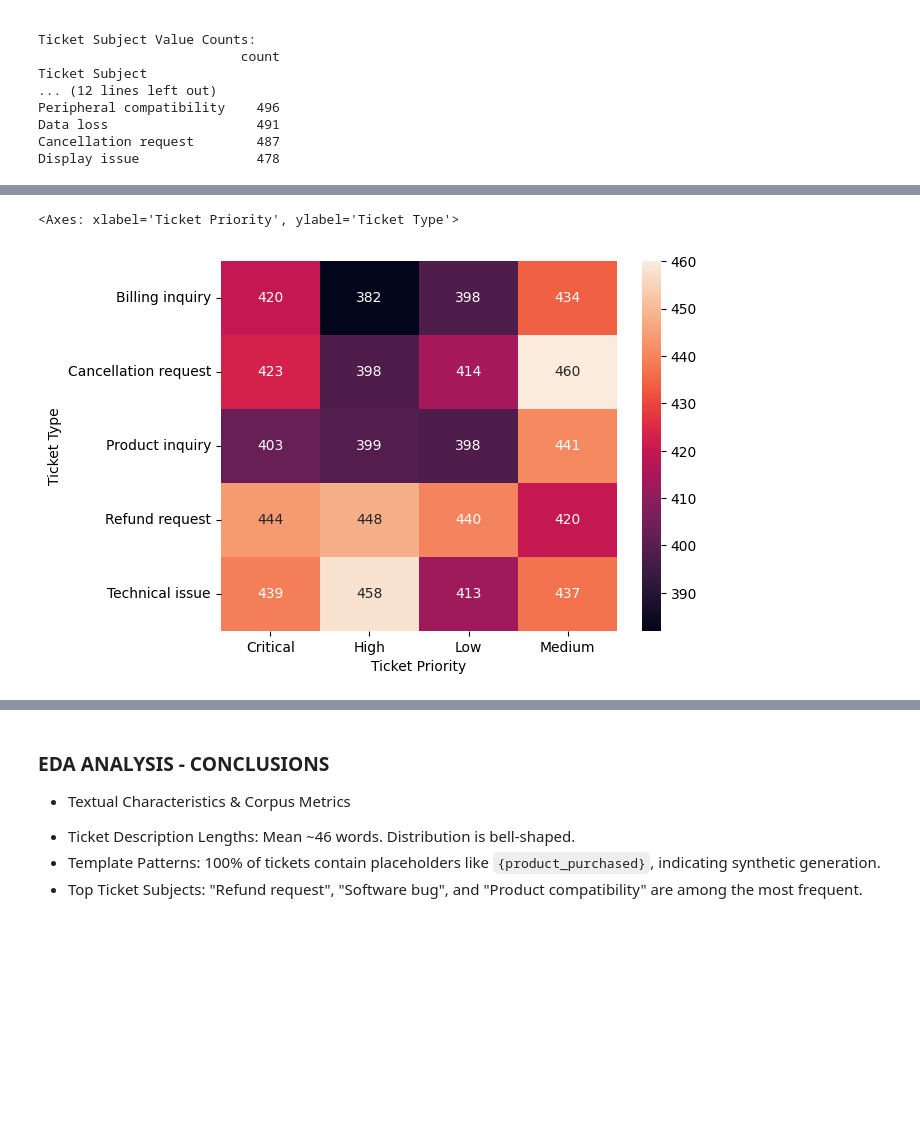
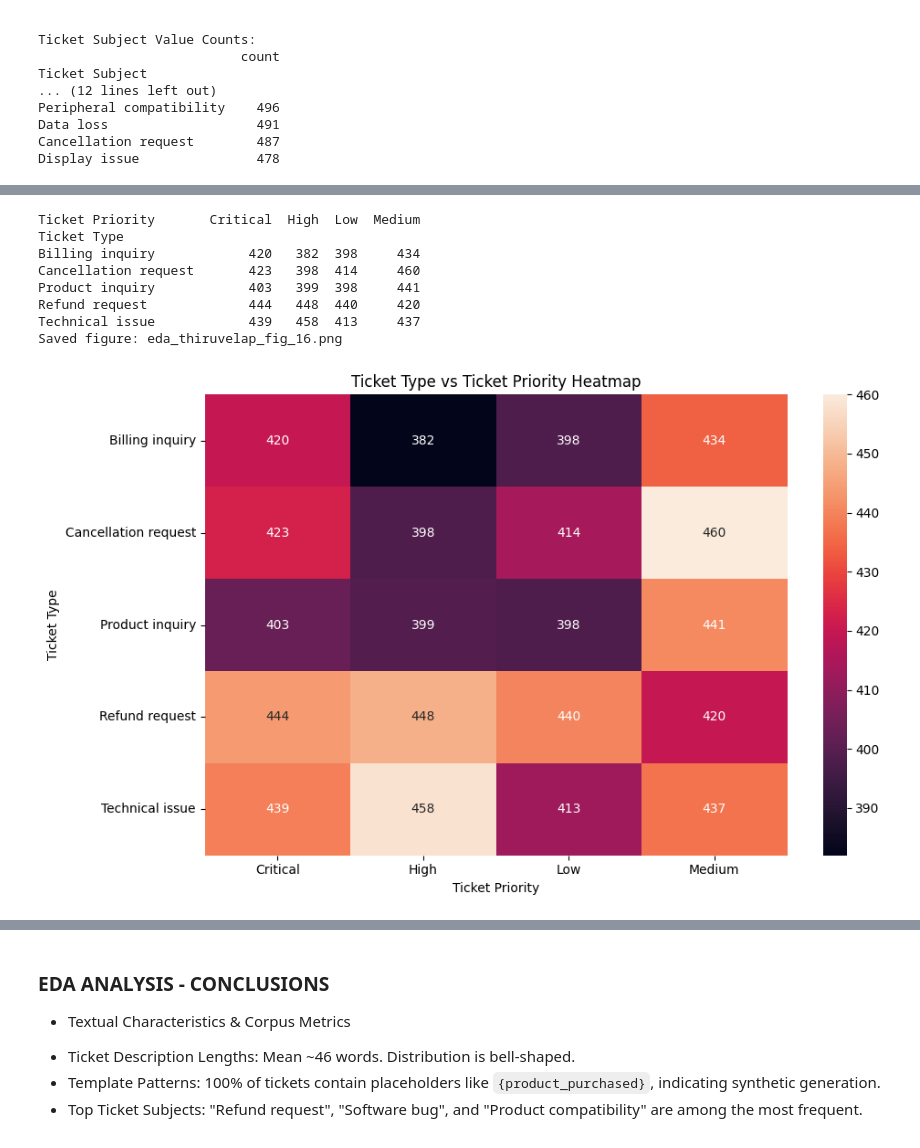
Before and after one commit to Thiruvel-AP/TextAnalytics, a Jupyter notebook: notebooks/01_eda/EDA-ThiruvelAP.ipynb, the cells around one changed output, grey strips where cells are left out. Saved outputs shown, nothing was run; the diff lists cells and outputs as text; code cells hidden in the pictures; blank space fills up the shorter version.

```diff
--- a/notebooks/01_eda/EDA-ThiruvelAP.ipynb
+++ b/notebooks/01_eda/EDA-ThiruvelAP.ipynb
@@ -79,3 +89,13 @@ from collections import Counter
 from nltk.stem import WordNetLemmatizer
 from nltk.util import ngrams
 from gensim.parsing.preprocessing import STOPWORDS
+
+# Setup directories for saving outputs - use same method as cell 1 for consistency
+root_path = os.path.abspath(os.path.join(os.getcwd(), '..', '..'))
+reports_dir = os.path.join(os.path.dirname(os.path.abspath('__file__')), 'reports')
+figures_dir = os.path.join(reports_dir, 'figures')
+tables_dir = os.path.join(reports_dir, 'tables')
+os.makedirs(figures_dir, exist_ok=True)
+os.makedirs(tables_dir, exist_ok=True)
+print(f"Figures will be saved to: {figures_dir}")
+print(f"Tables will be saved to: {tables_dir}")
@@ -368,11 +421,32 @@ Passing `palette` without assigning `hue` is deprecated and will be removed in v
 [figure]
 # %%
 # Cross map relationship between the ticket type and ticket priority
-pd.crosstab(df['Ticket Type'], df['Ticket Priority'])
+ct = pd.crosstab(df['Ticket Type'], df['Ticket Priority'])
+print(ct)
+
 # heatmap of the relationship
-sns.heatmap(pd.crosstab(df['Ticket Type'], df['Ticket Priority']), annot=True, fmt='d')
+plt.figure(figsize=(10, 6))
+sns.heatmap(ct, annot=True, fmt='d')
+plt.title('Ticket Type vs Ticket Priority Heatmap')
+plt.tight_layout()
+plt.savefig(os.path.join(figures_dir, 'eda_thiruvelap_tickettype_priority_heatmap.png'), dpi=300, bbox_inches='tight')
+
+# Save figure
+if not os.path.exists(figures_dir):
+    os.makedirs(figures_dir, exist_ok=True)
+plt.savefig(os.path.join(figures_dir, 'eda_thiruvelap_fig_16.png'), dpi=300, bbox_inches='tight')
+print(f"Saved figure: eda_thiruvelap_fig_16.png")
+
+plt.show()
 # %% [output]
-<Axes: xlabel='Ticket Priority', ylabel='Ticket Type'>
+Ticket Priority       Critical  High  Low  Medium
+Ticket Type
+Billing inquiry            420   382  398     434
+Cancellation request       423   398  414     460
+Product inquiry            403   399  398     441
+Refund request             444   448  440     420
+Technical issue            439   458  413     437
+Saved figure: eda_thiruvelap_fig_16.png
-[figure, old version]
+[figure, new version]
 # %%
 # Cross map relationship between the ticket type and product purchased
```
Also changed, not shown: parts of 11 cells of this notebook, 13 other files.
